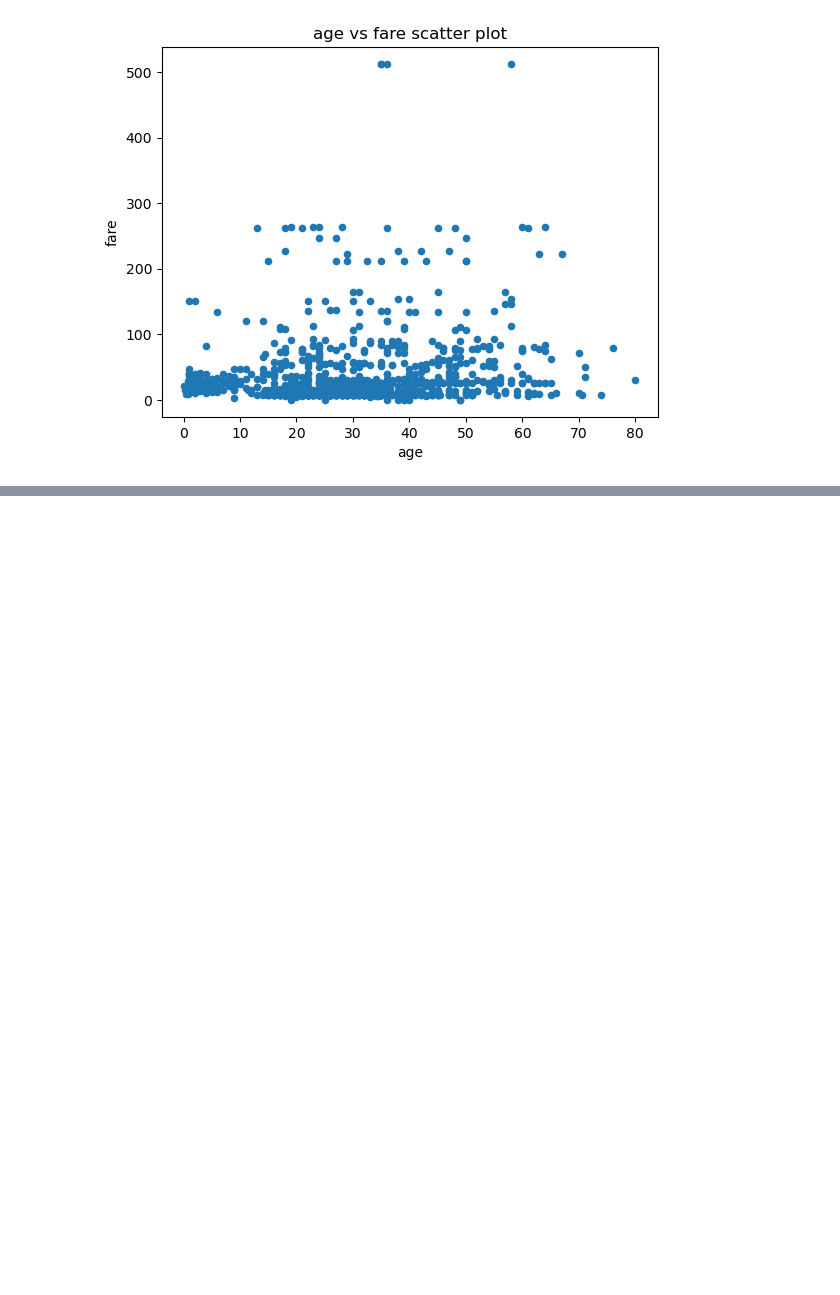
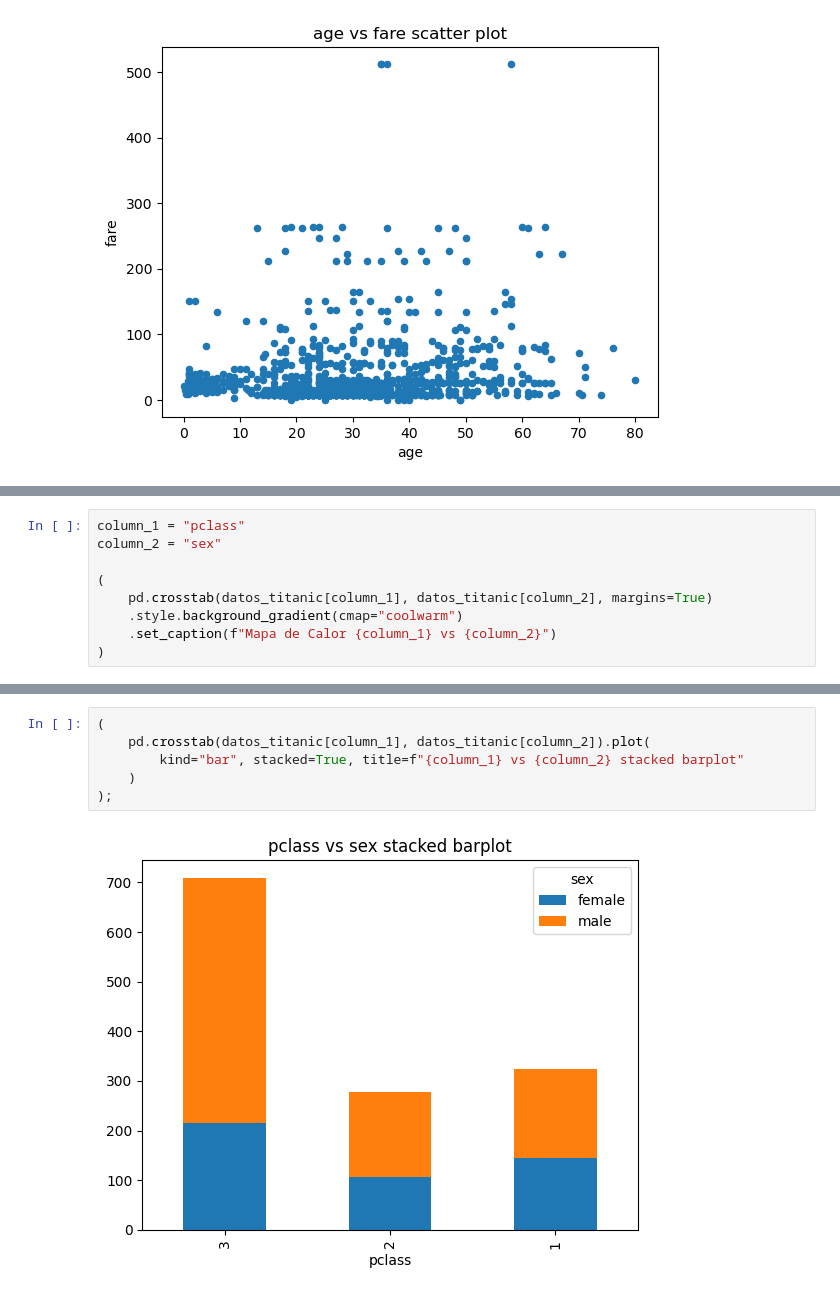
Before and after one commit to dpalacioj/DataAI-Fundamentos-Aplicaciones, a Jupyter notebook: Analitica/proyectos/titanic/notebooks/03_analisis_datos_EDA.ipynb, the cells around one changed output, grey strips where cells are left out. Cells and saved outputs as stored; diff of their text form; blank space fills up the shorter version.

```diff
--- a/Analitica/proyectos/titanic/notebooks/03_analisis_datos_EDA.ipynb
+++ b/Analitica/proyectos/titanic/notebooks/03_analisis_datos_EDA.ipynb
@@ -662,0 +680,9 @@ datos_titanic.plot(
+# %%
+column_1 = "pclass"
+column_2 = "sex"
+
+(
+    pd.crosstab(datos_titanic[column_1], datos_titanic[column_2], margins=True)
+    .style.background_gradient(cmap="coolwarm")
+    .set_caption(f"Mapa de Calor {column_1} vs {column_2}")
+)
@@ -662,0 +697,8 @@ datos_titanic.plot(
+# %%
+(
+    pd.crosstab(datos_titanic[column_1], datos_titanic[column_2]).plot(
+        kind="bar", stacked=True, title=f"{column_1} vs {column_2} stacked barplot"
+    )
+);
+# %% [output]
+[figure, added]
```
Also changed, not shown: parts of 38 cells of this notebook, 2 other files.
